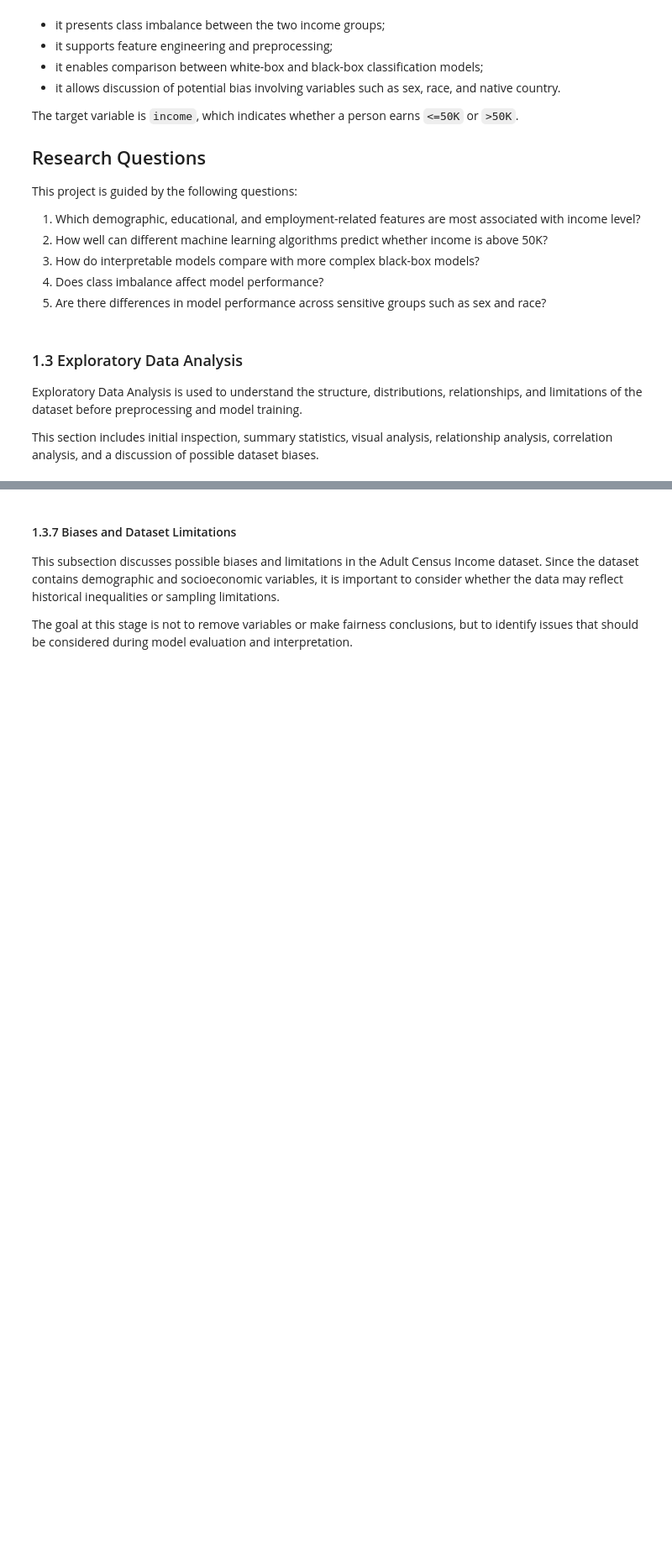
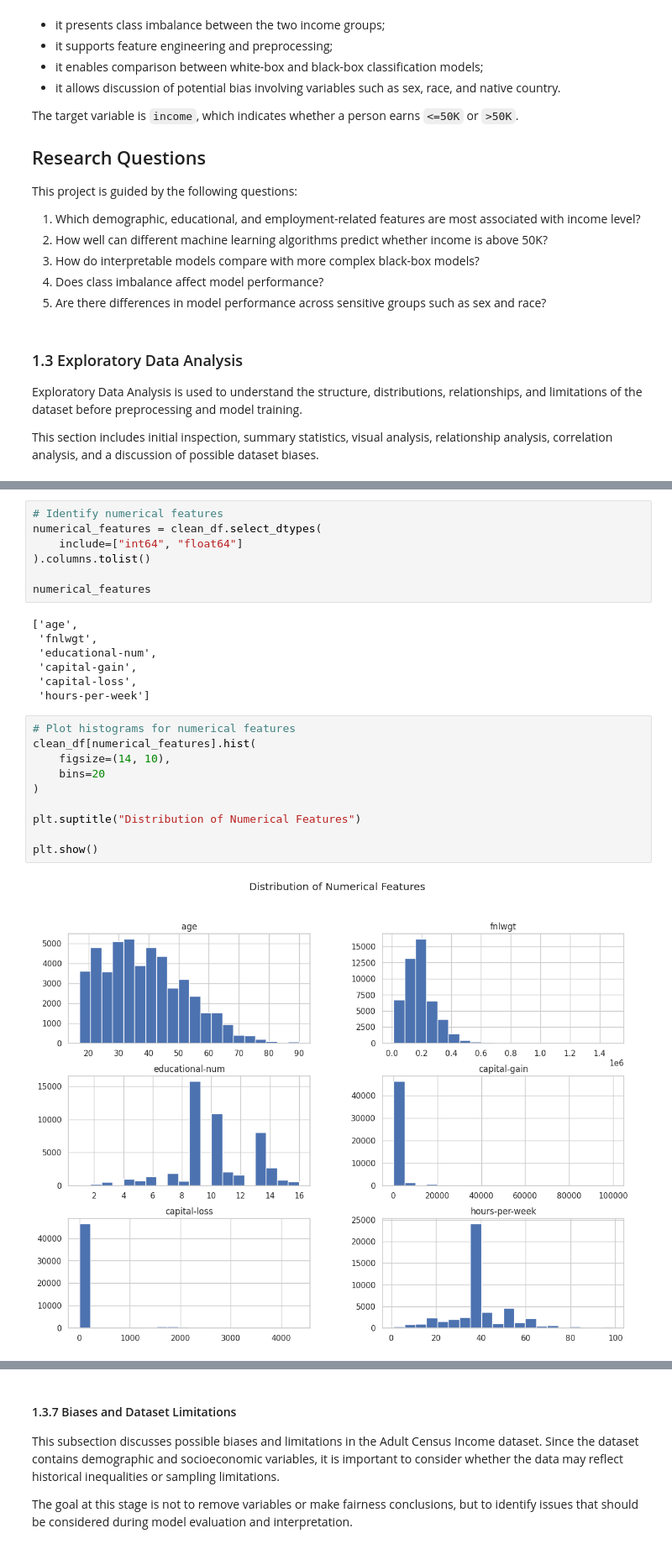
Before and after one commit to dantawalli/Adult-census-income-ML-project, a Jupyter notebook: adult_income_responsible_ai.ipynb, the cells around one changed output, grey strips where cells are left out. Shown at 84% size. Cells and saved outputs as stored; diff of their text form; blank space fills up the shorter version.

```diff
--- a/adult_income_responsible_ai.ipynb
+++ b/adult_income_responsible_ai.ipynb
@@ -432,0 +409,26 @@ This analysis is limited because several important predictors, such as education
+# %%
+# Identify numerical features
+numerical_features = clean_df.select_dtypes(
+    include=["int64", "float64"]
+).columns.tolist()
+
+numerical_features
+# %% [output]
+['age',
+ 'fnlwgt',
+ 'educational-num',
+ 'capital-gain',
+ 'capital-loss',
+ 'hours-per-week']
+# %%
+# Plot histograms for numerical features
+clean_df[numerical_features].hist(
+    figsize=(14, 10),
+    bins=20
+)
+
+plt.suptitle("Distribution of Numerical Features")
+
+plt.show()
+# %% [output]
+[figure, added]
```
Also changed, not shown: parts of 231 cells of this notebook.
